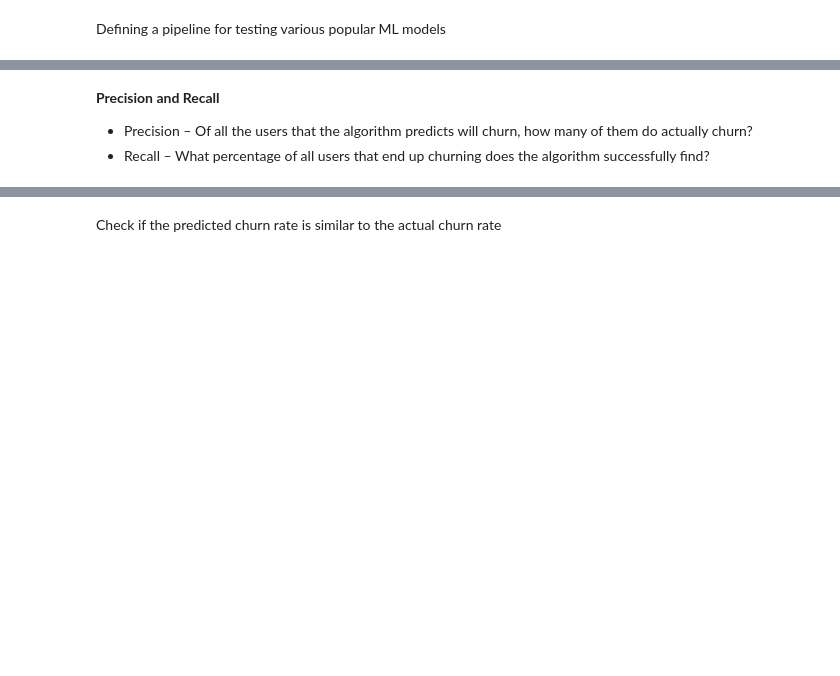
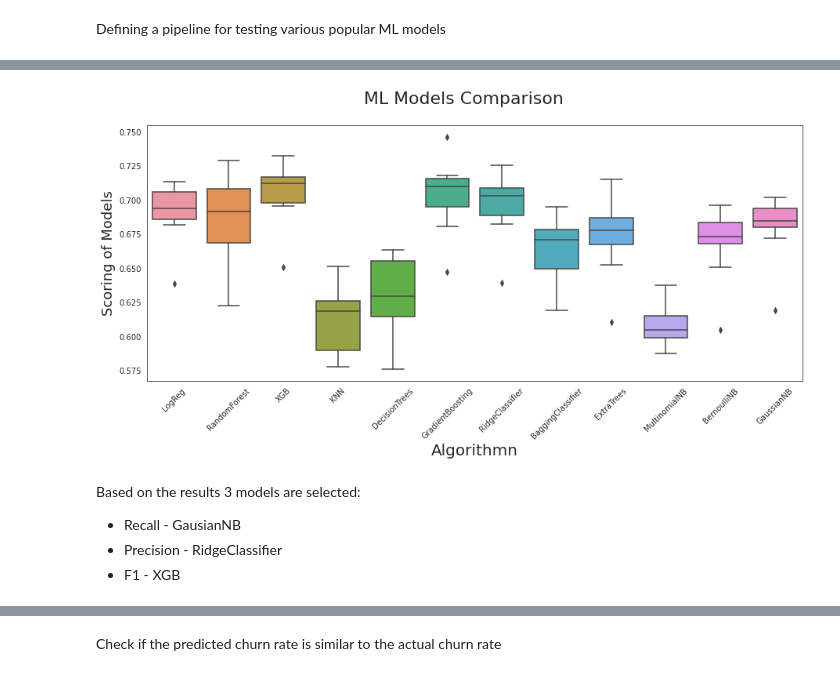
Before and after one commit to gabijanag/Modeling_for_Churn, a Jupyter notebook: AI_Churn_modeling.ipynb, the cells around one changed output, grey strips where cells are left out. Saved outputs shown, nothing was run; the diff lists cells and outputs as text; code cells hidden in the pictures; blank space fills up the shorter version.

```diff
--- a/AI_Churn_modeling.ipynb
+++ b/AI_Churn_modeling.ipynb
@@ -772,0 +818,17 @@ Since the best performance is Logistic Regression, it is selected for further an
+# %%
+scoring = 'f1'
+n_folds = 10
+results, names  = [], []
+msg = []
+for name, model  in clfs_pipelines:
+    kfold = KFold(n_splits=n_folds, shuffle = True, random_state=seed)
+    cv_results = cross_val_score(model, X_train, y_train,
+                                 cv=kfold, scoring=scoring, n_jobs=-1)
+
+    names.append(name)
+    results.append(cv_results)
+    msg.append({'name': name, 'mean' : cv_results.mean(), 'std' : cv_results.std()})
+
+msg.sort(key = lambda x:x["mean"], reverse=True)
+for list_g in msg:
+    print(list_g)
@@ -773,3 +848,32 @@ Since the best performance is Logistic Regression, it is selected for further an
+# %%
+# Pepare data in the right format for boxplot comparison
+df_boxplot = pd.DataFrame(columns=['names', 'results'])
+i = 0
+for j in range(len(results)):
+  for g in results[j]:
+    df_boxplot.loc[i, 'names'] = names[j]
+    df_boxplot.loc[i, 'results'] = g
+    i = i + 1
+df_boxplot['results'] = df_boxplot['results'].astype(float)
+
+# Plor
+fig = plt.figure(figsize=(15,6))
+fig.suptitle('ML Models Comparison', fontsize=22)
+ax = fig.add_subplot(111)
+sns.boxplot(x='names', y='results', data=df_boxplot)
+ax.set_xticklabels(names)
+ax.set_xlabel("Algorithmn", fontsize=20)
+ax.set_ylabel("Scoring of Models", fontsize=18)
+ax.set_xticklabels(ax.get_xticklabels(),rotation=45)
+
+plt.show()
+# %% [output]
+[figure, added]
+# %% [markdown]
+Based on the results 3 models are selected:
+* Recall - GausianNB
+* Precision - RidgeClassifier
+* F1 - XGB
 # %%
 def train(clf_class, **kwargs):
 
@@ -791,9 +898,3 @@ def train(clf_class, **kwargs):
 
     return clf, y_pred, y_prob, prec, recall, thresholds
-# %% [markdown]
-**Precision and Recall**
-
-
-* Precision – Of all the users that the algorithm predicts will churn, how many of them do actually churn?
-* Recall – What percentage of all users that end up churning does the algorithm successfully find?
 # %%
```
Also changed, not shown: parts of 48 cells of this notebook.
